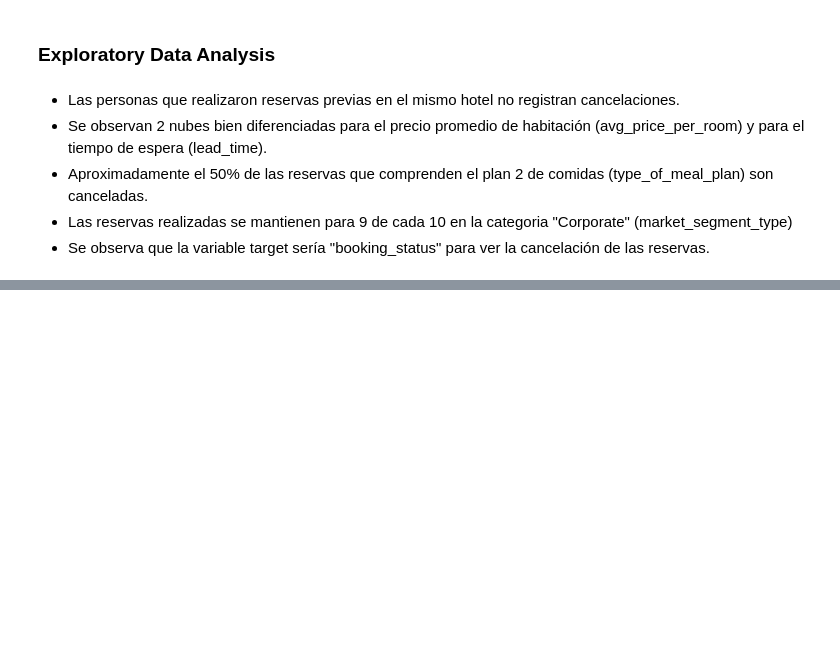
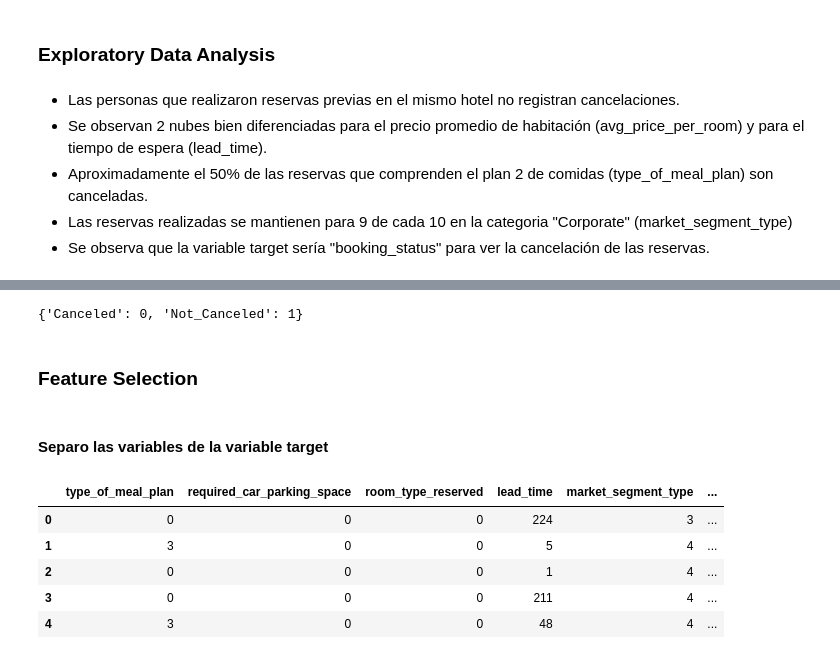
Before and after one commit to daniperez92/Data_Science, a Jupyter notebook: Quinto Desafío/ProyectoDS_ParteII_Perez.ipynb, the cells around one changed output, grey strips where cells are left out. Cells and saved outputs as stored; diff of their text form; code cells hidden in the pictures; blank space fills up the shorter version.

```diff
--- a/Quinto Desafío/ProyectoDS_ParteII_Perez.ipynb
+++ b/Quinto Desafío/ProyectoDS_ParteII_Perez.ipynb
@@ -419,0 +433,31 @@ sns.pairplot(hotel_cuant, hue='iscancel')
+# %%
+label_encoder_type_of_meal_plan = LabelEncoder()
+label_encoder_room_type_reserved = LabelEncoder()
+label_encoder_market_segment_type = LabelEncoder()
+label_encoder_booking_status = LabelEncoder()
+
+hotel['type_of_meal_plan'] = label_encoder_type_of_meal_plan.fit_transform(hotel['type_of_meal_plan'])
+hotel['room_type_reserved'] = label_encoder_room_type_reserved.fit_transform(hotel['room_type_reserved'])
+hotel['market_segment_type'] = label_encoder_market_segment_type.fit_transform(hotel['market_segment_type'])
+hotel['booking_status'] = label_encoder_booking_status.fit_transform(hotel['booking_status'])
+# %%
+remap = dict(zip(label_encoder_booking_status.classes_, label_encoder_booking_status.transform(label_encoder_booking_status.classes_)))
+print(remap)
+# %% [output]
+{'Canceled': 0, 'Not_Canceled': 1}
+# %% [markdown]
+### Feature Selection
+# %% [markdown]
+#### Separo las variables de la variable target
+# %%
+X = hotel.drop('booking_status', axis = 1)
+X = X.values
+y = hotel['booking_status']
+hotel.head()
+# %% [output]
+|  | type_of_meal_plan | required_car_parking_space | room_type_reserved | lead_time | market_segment_type | ... |
+| 0 | 0 | 0 | 0 | 224 | 3 | ... |
+| 1 | 3 | 0 | 0 | 5 | 4 | ... |
+| 2 | 0 | 0 | 0 | 1 | 4 | ... |
+| 3 | 0 | 0 | 0 | 211 | 4 | ... |
+| 4 | 3 | 0 | 0 | 48 | 4 | ... |
```
Also changed, not shown: parts of 15 cells of this notebook.
